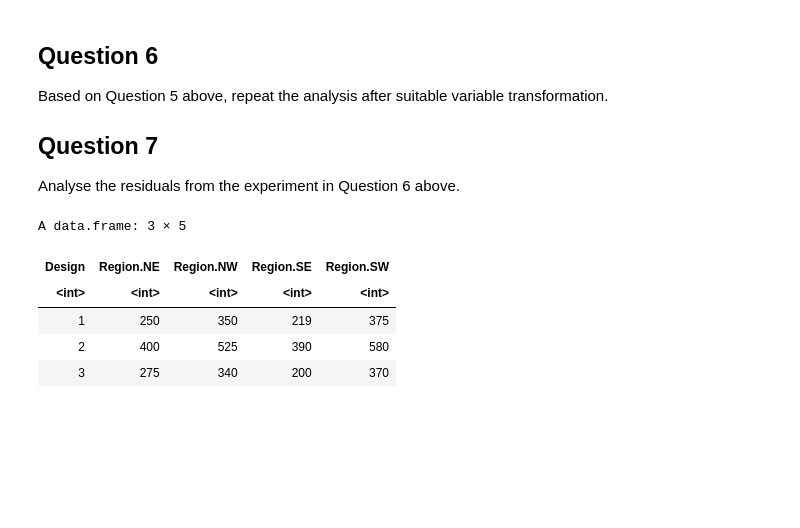
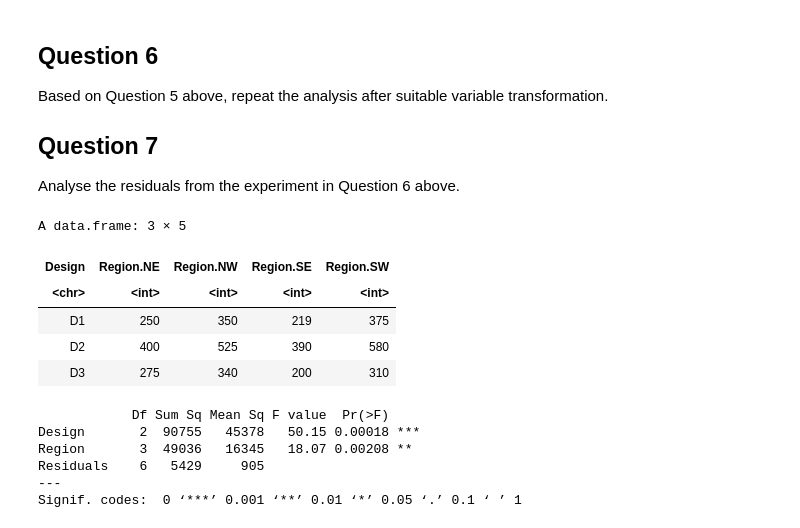
Before and after one commit to oooookk7/experimental-design-statistics, a Jupyter notebook: 03 - Randomised Blocks, Latin Squares, and Related Designs/notes.ipynb, the cells around one changed output. Saved outputs shown, nothing was run; the diff lists cells and outputs as text; code cells hidden in the pictures; blank space fills up the shorter version.

```diff
--- a/03 - Randomised Blocks, Latin Squares, and Related Designs/notes.ipynb
+++ b/03 - Randomised Blocks, Latin Squares, and Related Designs/notes.ipynb
@@ -729,15 +784,24 @@ Analyse the residuals from the experiment in Question 6 above.
 # %%
 dataset = read.csv("brochure.csv")
 
 data.frame(Design=unique(dataset$Design),
-           Region.NE=(dataset %>% filter(Region == "NE"))$Responses,
-           Region.NW=(dataset %>% filter(Region == "NW"))$Responses,
-           Region.SE=(dataset %>% filter(Region == "SE"))$Responses,
-           Region.SW=(dataset %>% filter(Region == "SW"))$Responses)
+           Region.NE=(dataset %>% filter(Region == "NE"))$Response,
+           Region.NW=(dataset %>% filter(Region == "NW"))$Response,
+           Region.SE=(dataset %>% filter(Region == "SE"))$Response,
+           Region.SW=(dataset %>% filter(Region == "SW"))$Response)
+
+anova <- aov(Response ~ Design + Region, data=dataset)
+summary(anova)
 # %% [output]
 A data.frame: 3 × 5
 | Design | Region.NE | Region.NW | Region.SE | Region.SW |
-| <int> | <int> | <int> | <int> | <int> |
-| 1 | 250 | 350 | 219 | 375 |
-| 2 | 400 | 525 | 390 | 580 |
-| 3 | 275 | 340 | 200 | 370 |
+| <chr> | <int> | <int> | <int> | <int> |
+| D1 | 250 | 350 | 219 | 375 |
+| D2 | 400 | 525 | 390 | 580 |
+| D3 | 275 | 340 | 200 | 310 |
+            Df Sum Sq Mean Sq F value  Pr(>F)
+Design       2  90755   45378   50.15 0.00018 ***
+Region       3  49036   16345   18.07 0.00208 **
+Residuals    6   5429     905
+---
+Signif. codes:  0 ‘***’ 0.001 ‘**’ 0.01 ‘*’ 0.05 ‘.’ 0.1 ‘ ’ 1
```
Also changed, not shown: parts of 19 cells of this notebook, 3 other files.
